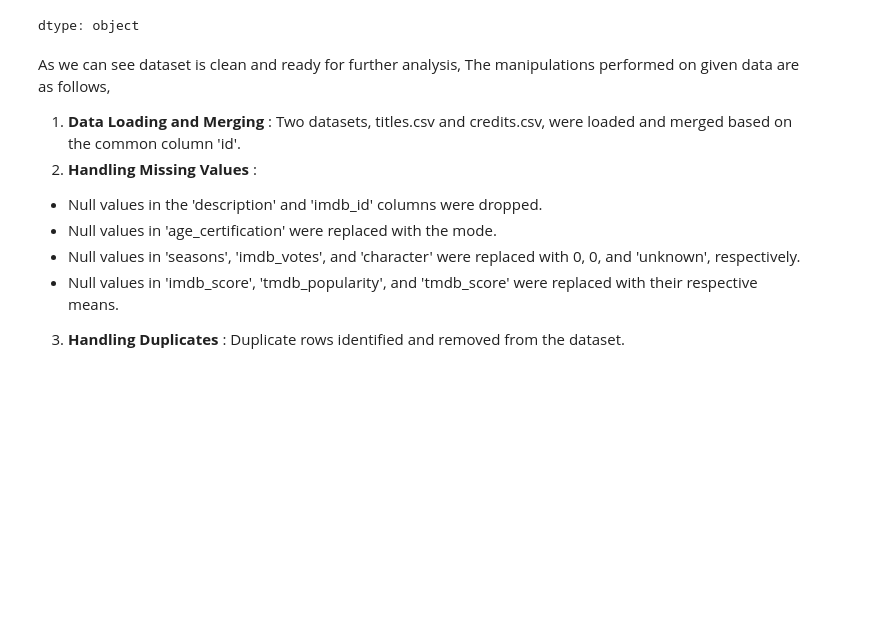
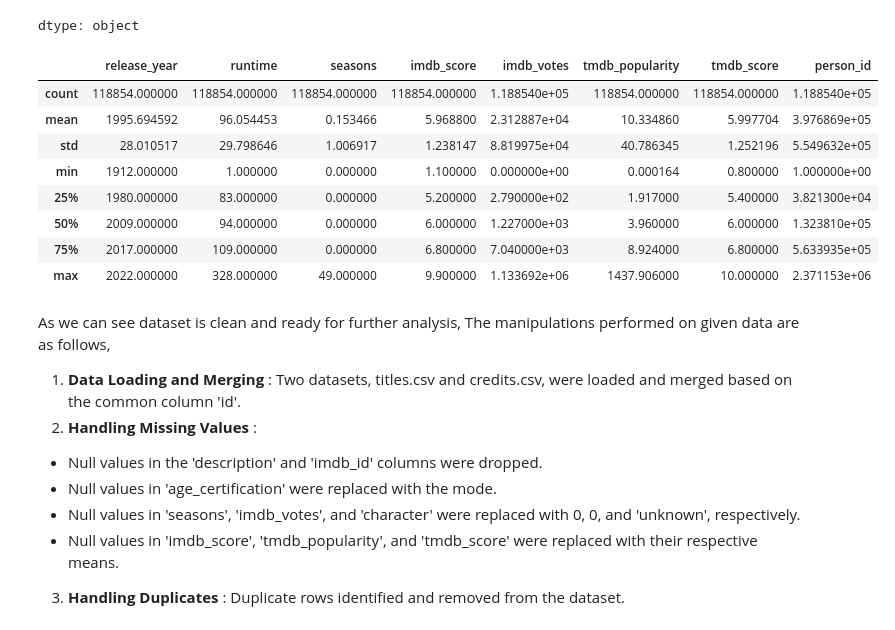
Before and after one commit to Sandeshh16/Amazon-Prime-TV-Shows-and-Movies-EDA, a Jupyter notebook: Amazon_prime_EDA.ipynb, the cells around one changed output. Saved outputs shown, nothing was run; the diff lists cells and outputs as text; code cells hidden in the pictures; blank space fills up the shorter version.

```diff
--- a/Amazon_prime_EDA.ipynb
+++ b/Amazon_prime_EDA.ipynb
@@ -370,6 +377,18 @@ data.dtypes
 | character | object |
 | role | object |
 dtype: object
+# %%
+data.describe()
+# %% [output]
+|  | release_year | runtime | seasons | imdb_score | imdb_votes | tmdb_popularity | tmdb_score | person_id |
+| count | 118854.000000 | 118854.000000 | 118854.000000 | 118854.000000 | 1.188540e+05 | 118854.000000 | 118854.000000 | 1.188540e+05 |
+| mean | 1995.694592 | 96.054453 | 0.153466 | 5.968800 | 2.312887e+04 | 10.334860 | 5.997704 | 3.976869e+05 |
+| std | 28.010517 | 29.798646 | 1.006917 | 1.238147 | 8.819975e+04 | 40.786345 | 1.252196 | 5.549632e+05 |
+| min | 1912.000000 | 1.000000 | 0.000000 | 1.100000 | 0.000000e+00 | 0.000164 | 0.800000 | 1.000000e+00 |
+| 25% | 1980.000000 | 83.000000 | 0.000000 | 5.200000 | 2.790000e+02 | 1.917000 | 5.400000 | 3.821300e+04 |
+| 50% | 2009.000000 | 94.000000 | 0.000000 | 6.000000 | 1.227000e+03 | 3.960000 | 6.000000 | 1.323810e+05 |
+| 75% | 2017.000000 | 109.000000 | 0.000000 | 6.800000 | 7.040000e+03 | 8.924000 | 6.800000 | 5.633935e+05 |
+| max | 2022.000000 | 328.000000 | 49.000000 | 9.900000 | 1.133692e+06 | 1437.906000 | 10.000000 | 2.371153e+06 |
 # %% [markdown]
 As we can see dataset is clean and ready for further analysis, The manipulations performed on given data are as follows,
 1. **Data Loading and Merging** : Two datasets, titles.csv and credits.csv, were loaded and merged based on the common column 'id'.
```
Also changed, not shown: parts of 14 cells of this notebook.
